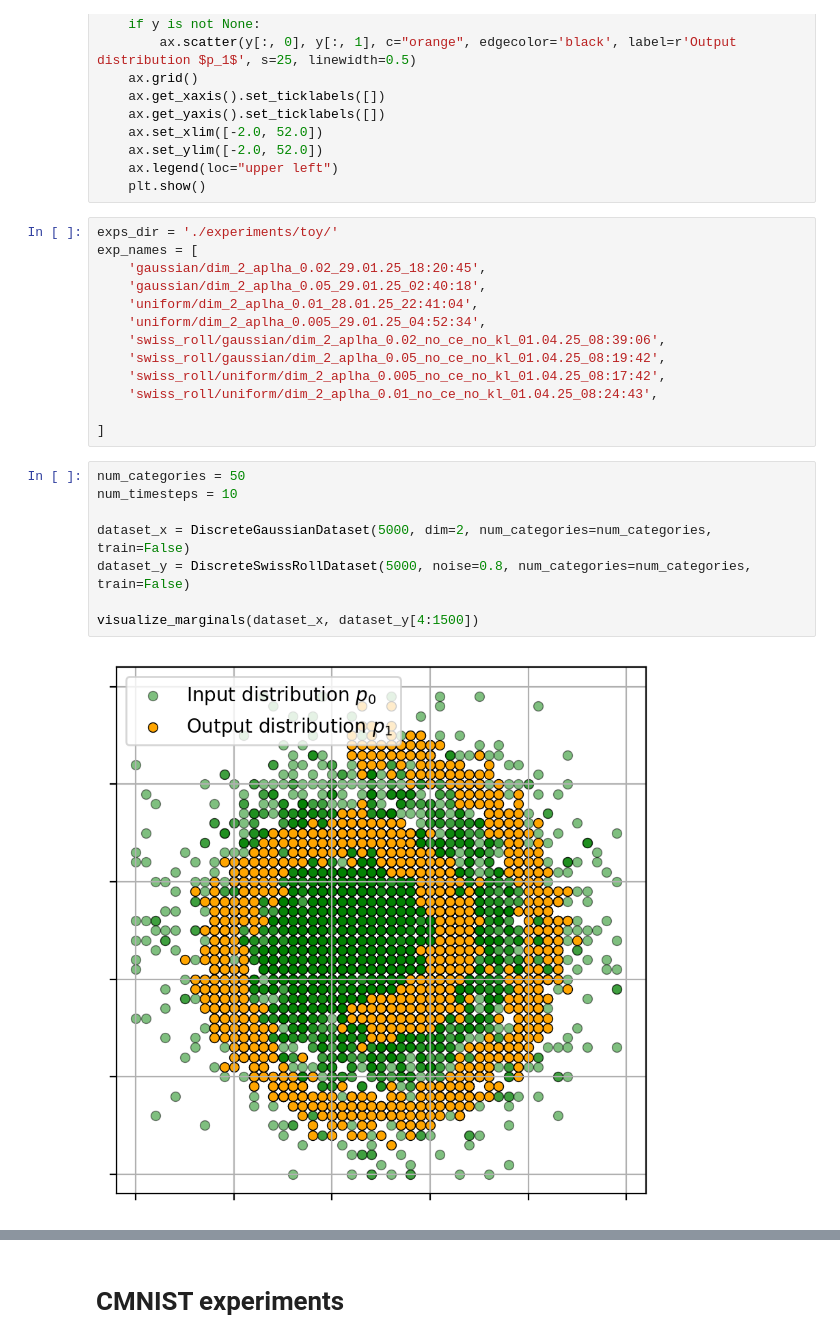
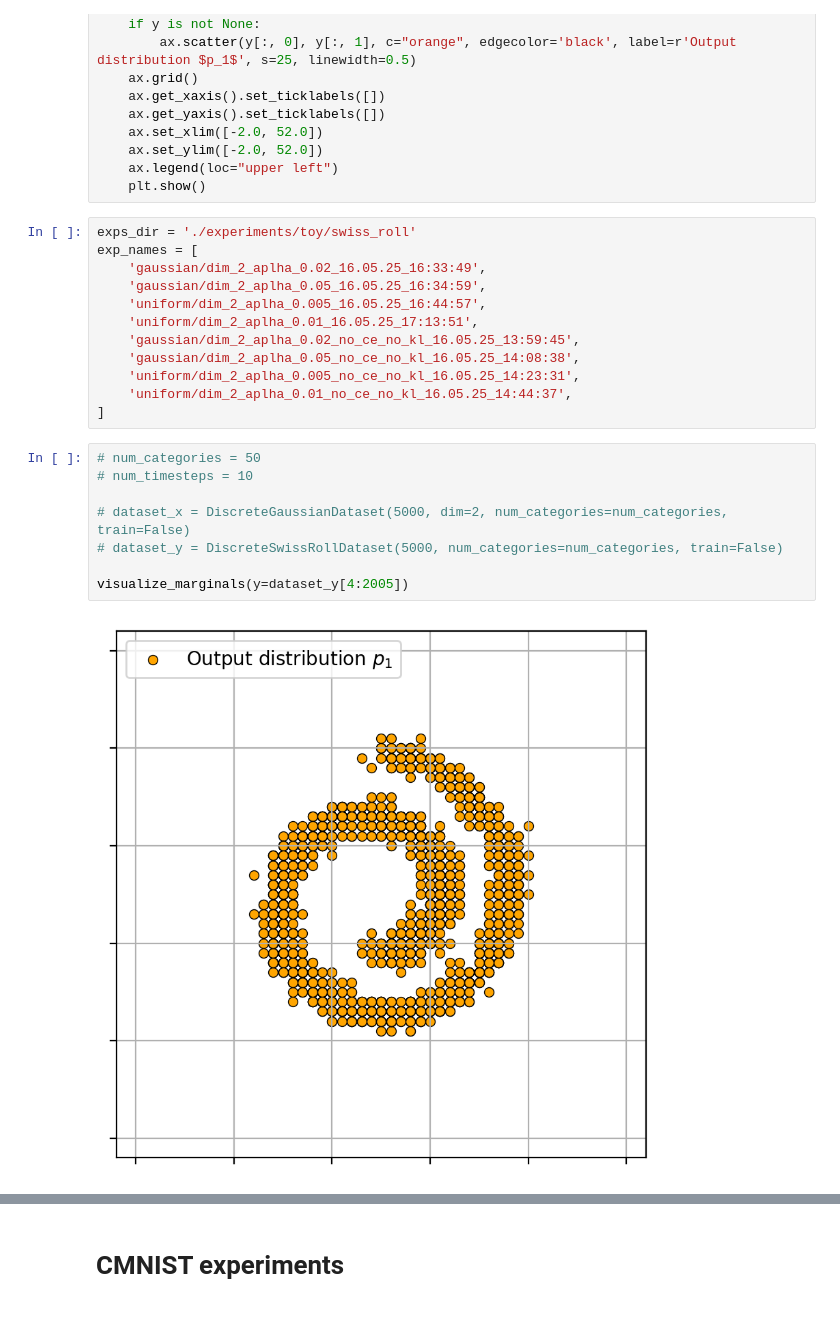
Before and after one commit to gregkseno/csbm, a Jupyter notebook: notebooks/article_samples.ipynb, the cells around one changed output, grey strips where cells are left out. Cells and saved outputs as stored; diff of their text form.

Commit message:
Add images

```diff
--- a/notebooks/article_samples.ipynb
+++ b/notebooks/article_samples.ipynb
@@ -64,26 +64,25 @@ def visualize_marginals(
     ax.legend(loc="upper left")
     plt.show()
 # %%
-exps_dir = './experiments/toy/'
+exps_dir = './experiments/toy/swiss_roll'
 exp_names = [
-    'gaussian/dim_2_aplha_0.02_29.01.25_18:20:45',
-    'gaussian/dim_2_aplha_0.05_29.01.25_02:40:18',
-    'uniform/dim_2_aplha_0.01_28.01.25_22:41:04',
-    'uniform/dim_2_aplha_0.005_29.01.25_04:52:34',
-    'swiss_roll/gaussian/dim_2_aplha_0.02_no_ce_no_kl_01.04.25_08:39:06',
-    'swiss_roll/gaussian/dim_2_aplha_0.05_no_ce_no_kl_01.04.25_08:19:42',
-    'swiss_roll/uniform/dim_2_aplha_0.005_no_ce_no_kl_01.04.25_08:17:42',
-    'swiss_roll/uniform/dim_2_aplha_0.01_no_ce_no_kl_01.04.25_08:24:43',
-
+    'gaussian/dim_2_aplha_0.02_16.05.25_16:33:49',
+    'gaussian/dim_2_aplha_0.05_16.05.25_16:34:59',
+    'uniform/dim_2_aplha_0.005_16.05.25_16:44:57',
+    'uniform/dim_2_aplha_0.01_16.05.25_17:13:51',
+    'gaussian/dim_2_aplha_0.02_no_ce_no_kl_16.05.25_13:59:45',
+    'gaussian/dim_2_aplha_0.05_no_ce_no_kl_16.05.25_14:08:38',
+    'uniform/dim_2_aplha_0.005_no_ce_no_kl_16.05.25_14:23:31',
+    'uniform/dim_2_aplha_0.01_no_ce_no_kl_16.05.25_14:44:37',
 ]
 # %%
-num_categories = 50
-num_timesteps = 10
+# num_categories = 50
+# num_timesteps = 10
 
-dataset_x = DiscreteGaussianDataset(5000, dim=2, num_categories=num_categories, train=False)
-dataset_y = DiscreteSwissRollDataset(5000, noise=0.8, num_categories=num_categories, train=False)
+# dataset_x = DiscreteGaussianDataset(5000, dim=2, num_categories=num_categories, train=False)
+# dataset_y = DiscreteSwissRollDataset(5000, num_categories=num_categories, train=False)
 
-visualize_marginals(dataset_x, dataset_y[4:1500])
+visualize_marginals(y=dataset_y[4:2005])
 # %% [output]
-[figure, old version]
+[figure, new version]
 # %%
```
Also changed, not shown: parts of 6 cells of this notebook, 21 other files.
